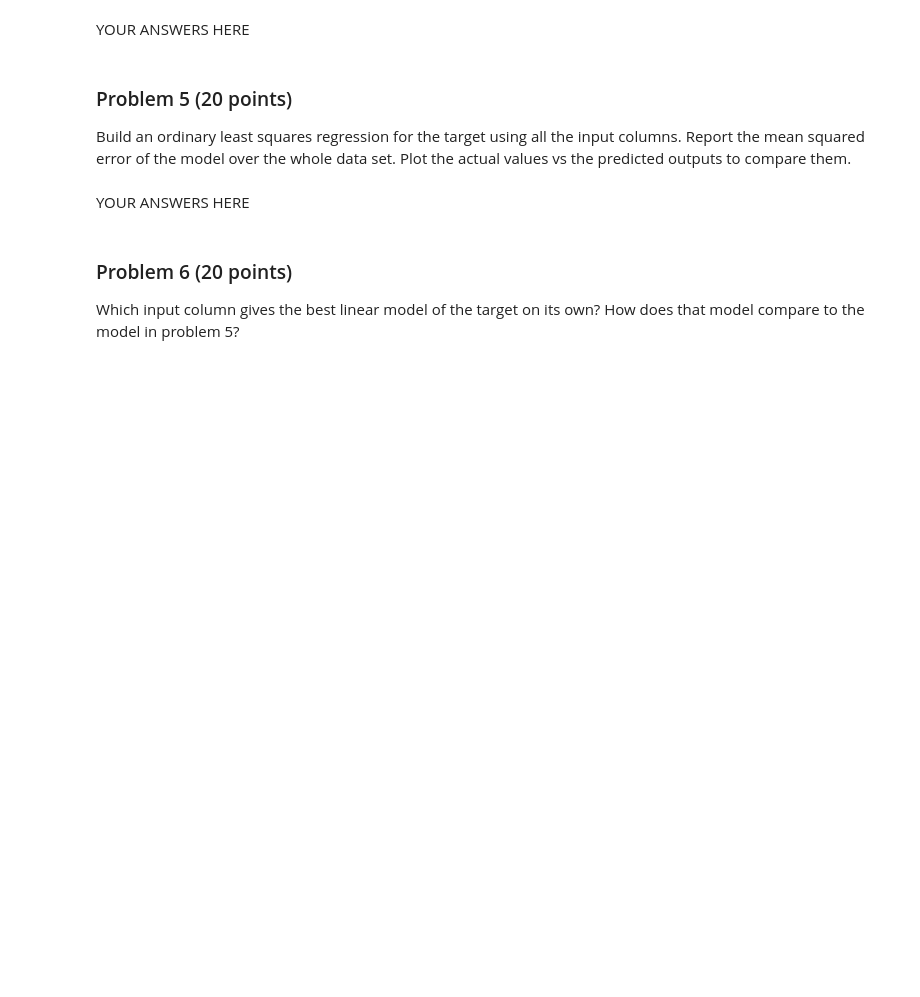
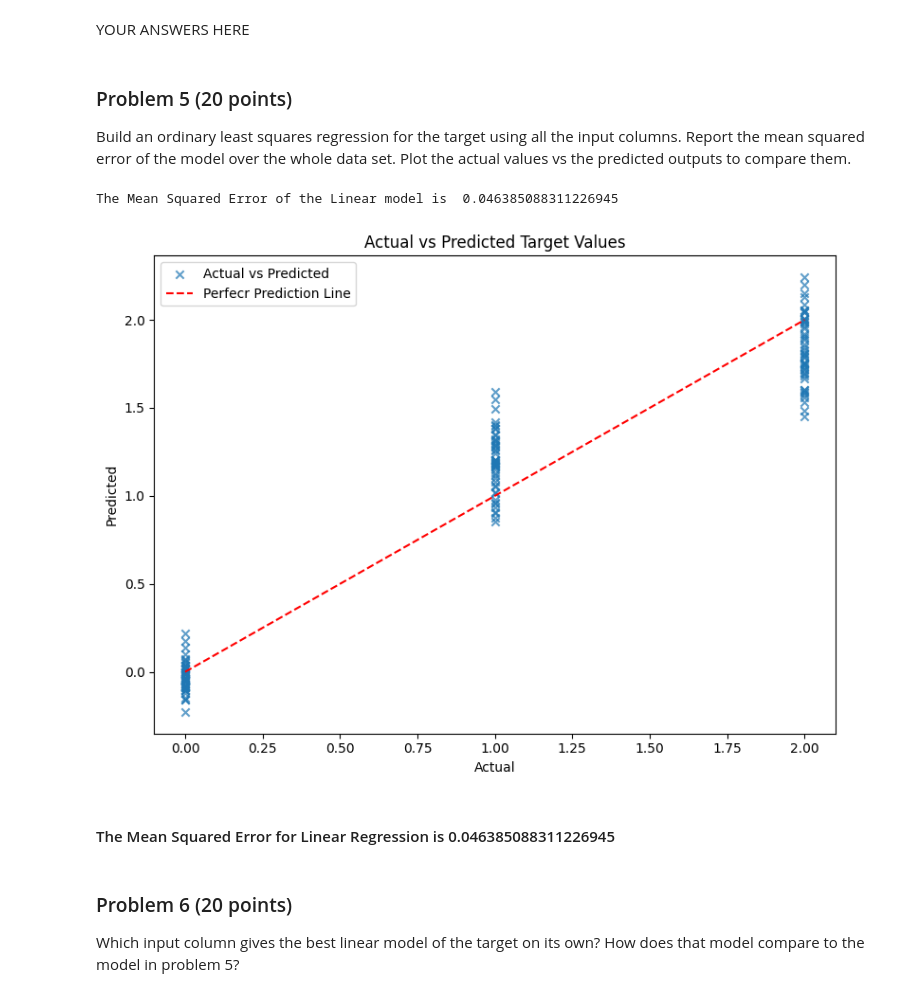
Before and after one commit to garikapativineet/dx601-final-project, a Jupyter notebook: project.ipynb, the cells around one changed output. Drawn from its saved outputs; the diff is of its cells as text; code cells hidden in the pictures; blank space fills up the shorter version.

```diff
--- a/project.ipynb
+++ b/project.ipynb
@@ -141,5 +187,32 @@ Plot the actual values vs the predicted outputs to compare them.
-# %% [markdown]
-YOUR ANSWERS HERE
+# %%
+# YOUR CODE HERE
+
+x = iris_df.drop(columns="target")
+y = iris_df["target"]
+
+model = sklearn.linear_model.LinearRegression()
+model.fit(x,y)
+
+y_predicted = model.predict(x)
+
+mse = np.mean((y - y_predicted)**2)
+
+print("The Mean Squared Error of the Linear model is ", mse)
+
+plt.figure(figsize = (8,6))
+plt.scatter(y, y_predicted,marker="x",alpha = 0.7, label = "Actual vs Predicted")
+plt.plot([0,2],[0,2],color="red",label = "Perfecr Prediction Line", linestyle = "--")
+plt.title("Actual vs Predicted Target Values")
+plt.xlabel("Actual")
+plt.ylabel("Predicted")
+plt.legend()
+plt.tight_layout()
+plt.show()
+# %% [output]
+The Mean Squared Error of the Linear model is  0.046385088311226945
+[figure, added]
+# %% [markdown]
+#### The Mean Squared Error for Linear Regression is 0.046385088311226945
 # %% [markdown]
 ### Problem 6 (20 points)
 
```
Also changed, not shown: parts of 9 cells of this notebook.
